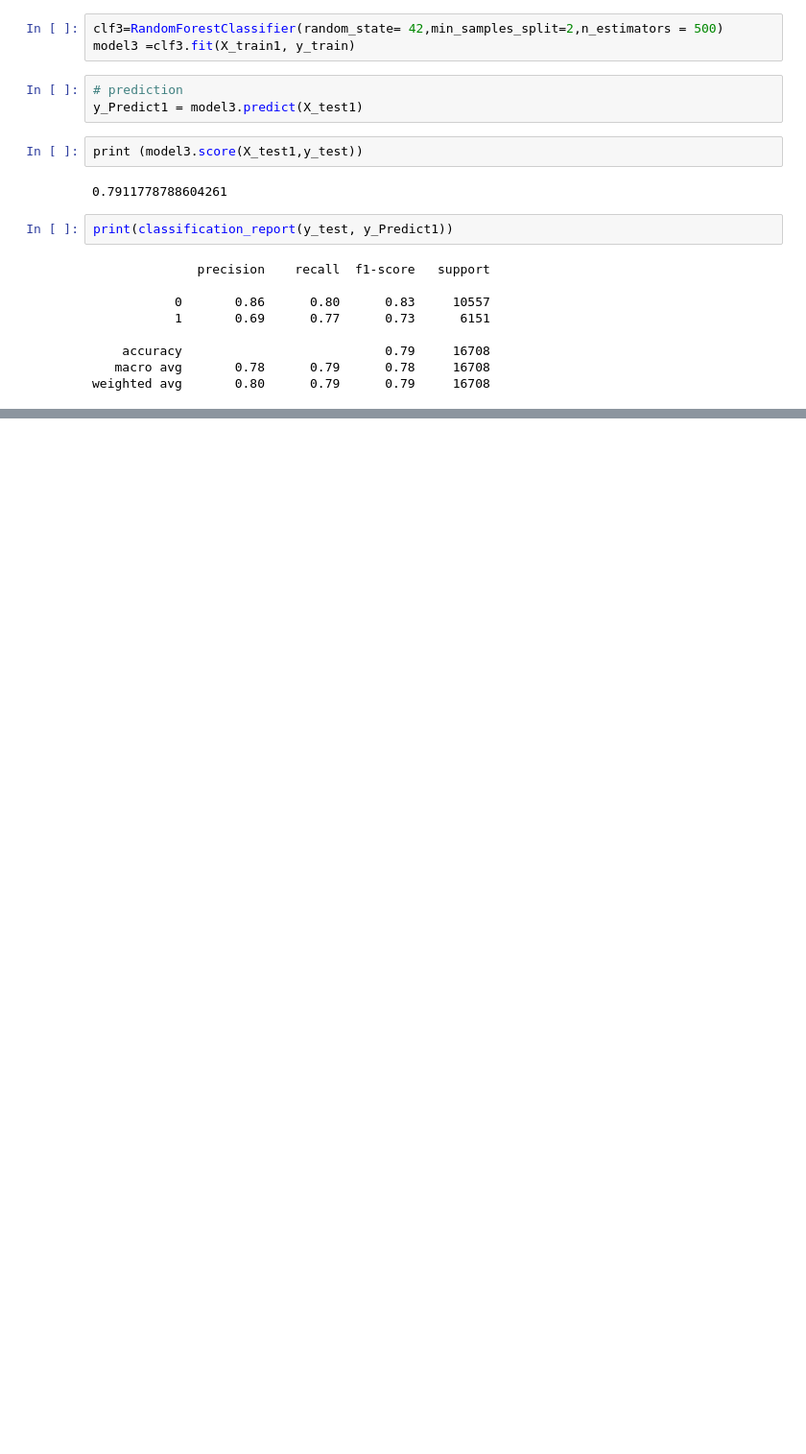
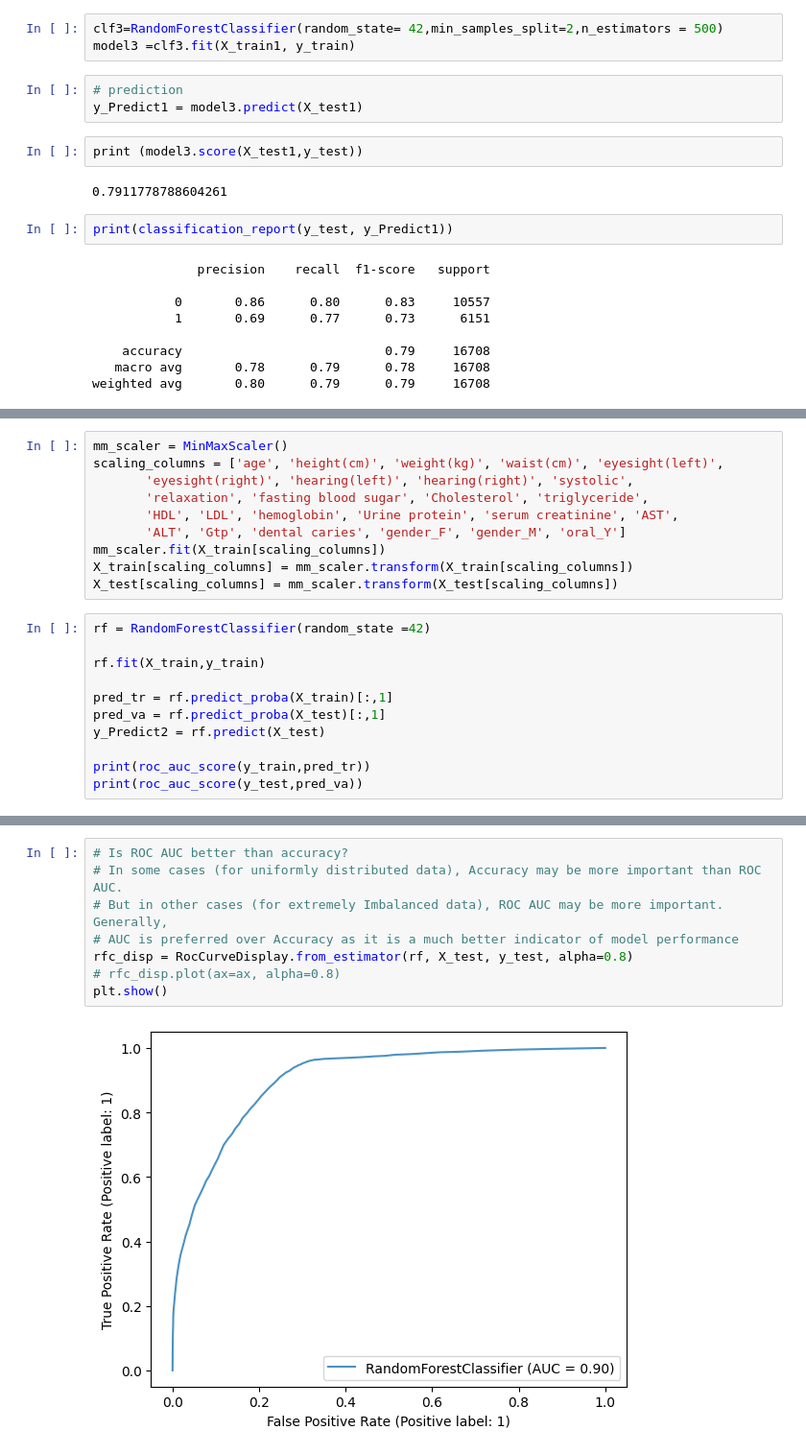
Before and after one commit to Renga1999/Data_Mining_Project_Body_Signal_due_to_smoking, a Jupyter notebook: Team2_python_project.ipynb, the cells around one changed output, grey strips where cells are left out. Shown at 96% size. Drawn from its saved outputs; the diff is of its cells as text; blank space fills up the shorter version.

```diff
--- a/Team2_python_project.ipynb
+++ b/Team2_python_project.ipynb
@@ -571,0 +594,21 @@ weighted avg       0.80      0.79      0.79     16708
+# %%
+mm_scaler = MinMaxScaler()
+scaling_columns = ['age', 'height(cm)', 'weight(kg)', 'waist(cm)', 'eyesight(left)',
+       'eyesight(right)', 'hearing(left)', 'hearing(right)', 'systolic',
+       'relaxation', 'fasting blood sugar', 'Cholesterol', 'triglyceride',
+       'HDL', 'LDL', 'hemoglobin', 'Urine protein', 'serum creatinine', 'AST',
+       'ALT', 'Gtp', 'dental caries', 'gender_F', 'gender_M', 'oral_Y']
+mm_scaler.fit(X_train[scaling_columns])
+X_train[scaling_columns] = mm_scaler.transform(X_train[scaling_columns])
+X_test[scaling_columns] = mm_scaler.transform(X_test[scaling_columns])
+# %%
+rf = RandomForestClassifier(random_state =42)
+
+rf.fit(X_train,y_train)
+
+pred_tr = rf.predict_proba(X_train)[:,1]
+pred_va = rf.predict_proba(X_test)[:,1]
+y_Predict2 = rf.predict(X_test)
+
+print(roc_auc_score(y_train,pred_tr))
+print(roc_auc_score(y_test,pred_va))
@@ -571,0 +629,10 @@ weighted avg       0.80      0.79      0.79     16708
+# %%
+# Is ROC AUC better than accuracy?
+# In some cases (for uniformly distributed data), Accuracy may be more important than ROC AUC.
+# But in other cases (for extremely Imbalanced data), ROC AUC may be more important. Generally,
+# AUC is preferred over Accuracy as it is a much better indicator of model performance
+rfc_disp = RocCurveDisplay.from_estimator(rf, X_test, y_test, alpha=0.8)
+# rfc_disp.plot(ax=ax, alpha=0.8)
+plt.show()
+# %% [output]
+[figure, added]
```
Also changed, not shown: parts of 15 cells of this notebook.
